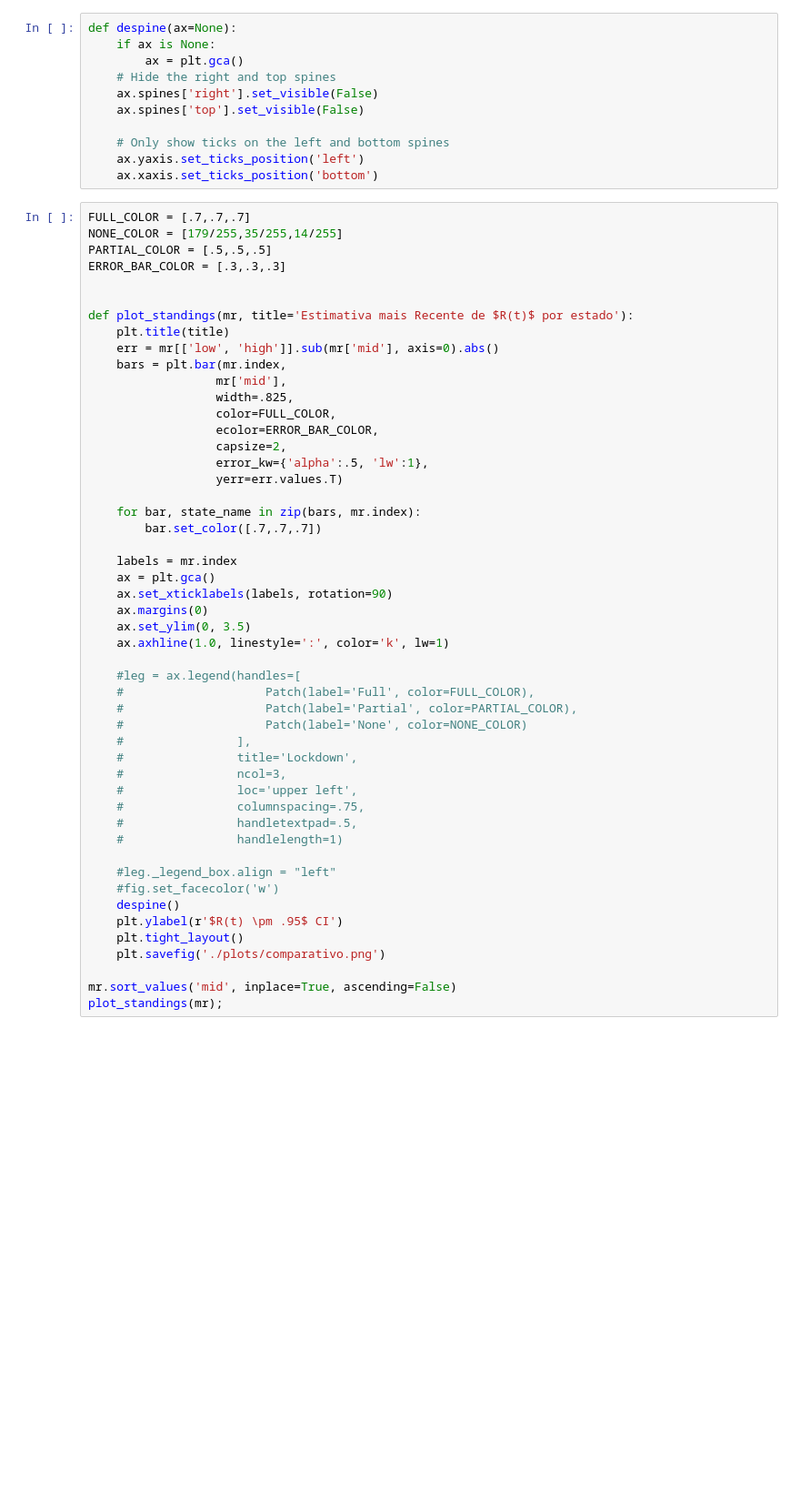
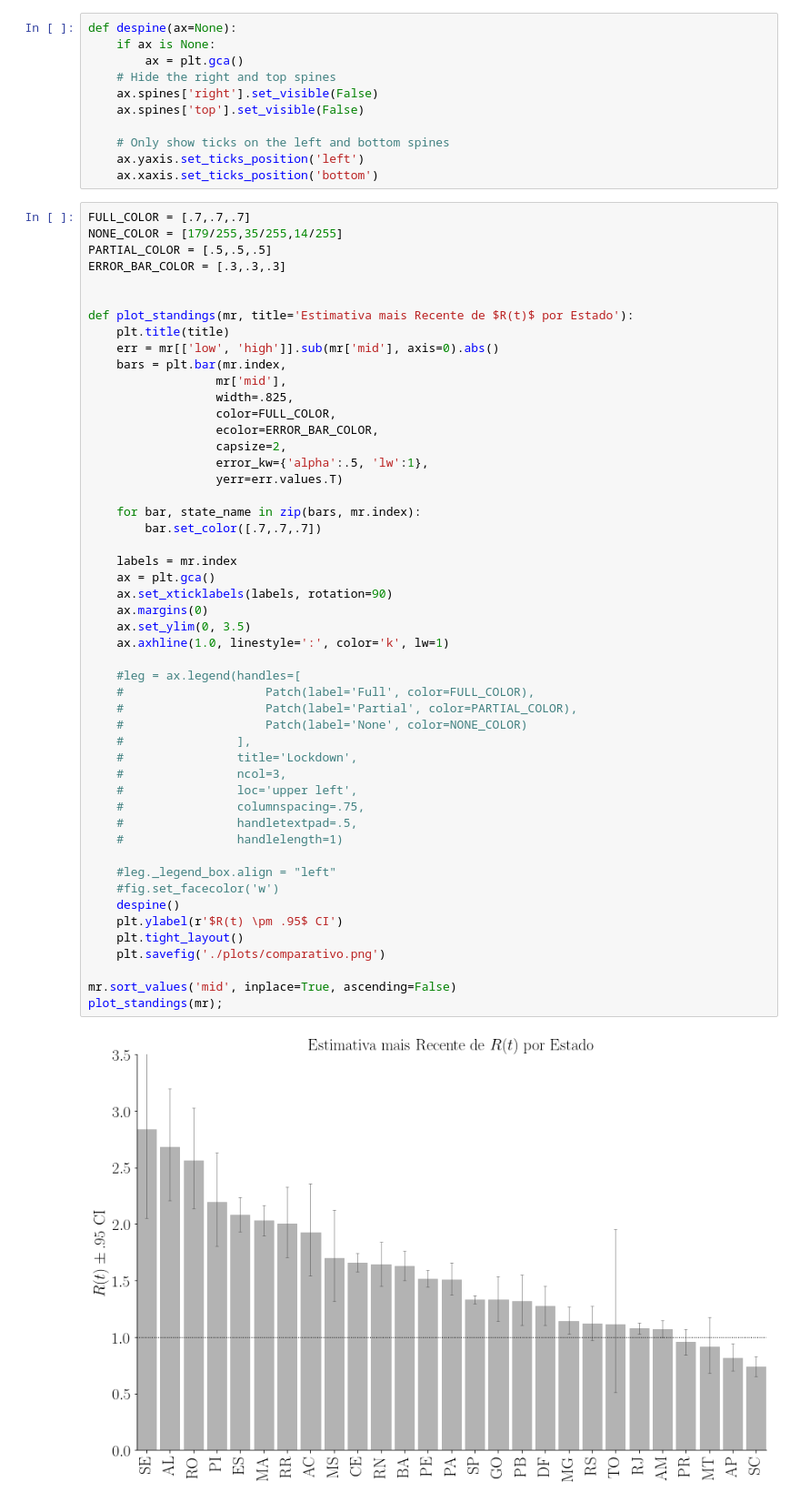
Before and after one commit to flaviovdf/covid19, a Jupyter notebook: Exploration.ipynb, the cells around one changed output. Shown: that part at 91% size. Cells and saved outputs as stored; diff of their text form; blank space fills up the shorter version.

```diff
--- a/Exploration.ipynb
+++ b/Exploration.ipynb
@@ -172,7 +188,7 @@ PARTIAL_COLOR = [.5,.5,.5]
 ERROR_BAR_COLOR = [.3,.3,.3]
 
 
-def plot_standings(mr, title='Estimativa mais Recente de $R(t)$ por estado'):
+def plot_standings(mr, title='Estimativa mais Recente de $R(t)$ por Estado'):
     plt.title(title)
     err = mr[['low', 'high']].sub(mr['mid'], axis=0).abs()
     bars = plt.bar(mr.index,
@@ -188,32 +204,34 @@ def plot_standings(mr, title='Estimativa mais Recente de $R(t)$ por estado'):
         bar.set_color([.7,.7,.7])
 
     labels = mr.index
     ax = plt.gca()
     ax.set_xticklabels(labels, rotation=90)
     ax.margins(0)
     ax.set_ylim(0, 3.5)
     ax.axhline(1.0, linestyle=':', color='k', lw=1)
 
     #leg = ax.legend(handles=[
     #                    Patch(label='Full', color=FULL_COLOR),
     #                    Patch(label='Partial', color=PARTIAL_COLOR),
     #                    Patch(label='None', color=NONE_COLOR)
     #                ],
     #                title='Lockdown',
     #                ncol=3,
     #                loc='upper left',
     #                columnspacing=.75,
     #                handletextpad=.5,
     #                handlelength=1)
 
     #leg._legend_box.align = "left"
     #fig.set_facecolor('w')
     despine()
     plt.ylabel(r'$R(t) \pm .95$ CI')
     plt.tight_layout()
     plt.savefig('./plots/comparativo.png')
 
 mr.sort_values('mid', inplace=True, ascending=False)
 plot_standings(mr);
+# %% [output]
+[figure, added]
 # %%
 get_city(full_df, 'MG', 'Belo Horizonte')
```
Also changed, not shown: parts of 5 cells of this notebook, 31 other files.
